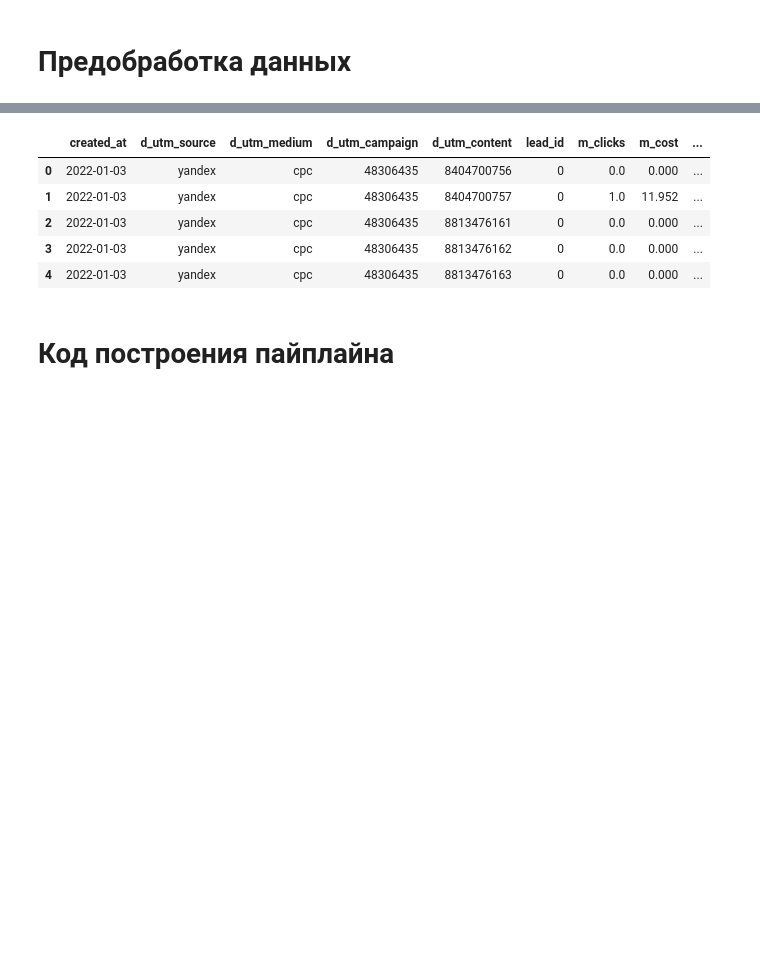
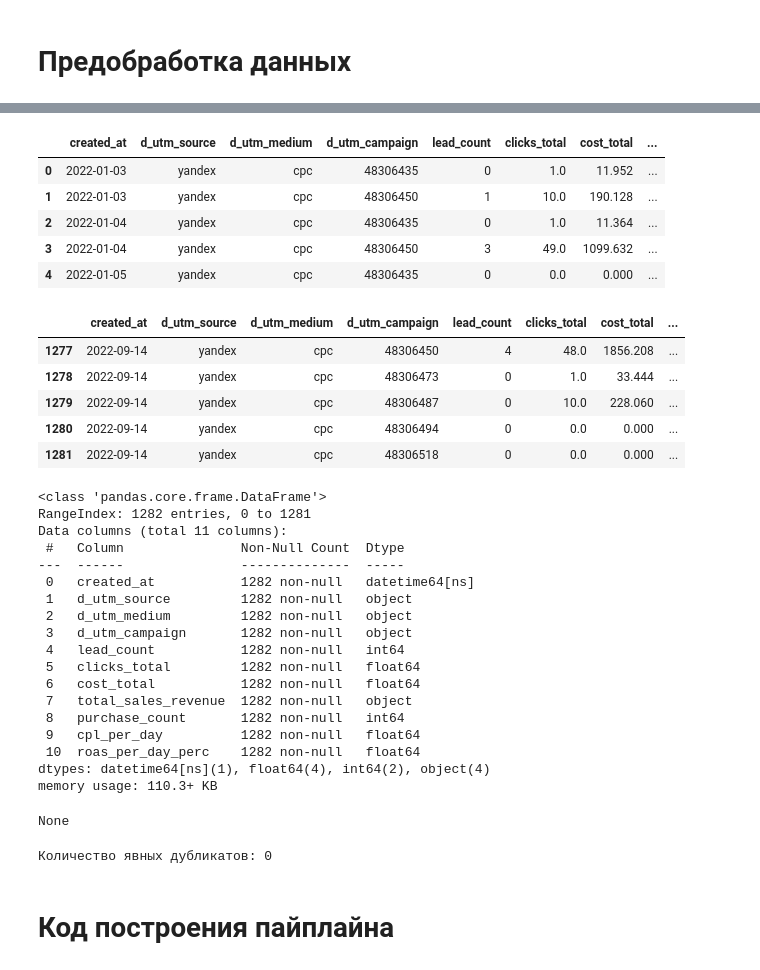
Before and after one commit to deniskriukov/xO_Services_test_task, a Jupyter notebook: xO_Services_test_task.ipynb, the cells around one changed output, grey strips where cells are left out. Saved outputs shown, nothing was run; the diff lists cells and outputs as text; code cells hidden in the pictures; blank space fills up the shorter version.

```diff
--- a/xO_Services_test_task.ipynb
+++ b/xO_Services_test_task.ipynb
@@ -246,8 +440,13 @@ None
+# %%
+merge_full = pd.concat([ads_without_leads, ads_leads, leads_purchases_nearest]).reset_index(drop=True)
 # %%
 # сделаем сводную таблицу с агрегирующими функциями
-final = (
-    pd.pivot_table(merge_ad_lead_client,
-                   index=KEYS,
+final_data = (
+    pd.pivot_table(merge_full,
+                   index=['created_at',
+                          'd_utm_source',
+                          'd_utm_medium',
+                          'd_utm_campaign'],
                    values=['m_clicks',
                            'm_cost',
                            'lead_id',
@@ -260,3 +459,12 @@ final = (
                             'm_purchase_amount': 'sum'})
     .reset_index()
 )
+
+# изменим названия столбцов в соответствии со значениями
+final_data = final_data.rename(columns={
+    'm_clicks': 'clicks_total',
+    'm_cost': 'cost_total',
+    'lead_id': 'lead_count',
+    'purchase_id': 'purchase_count',
+    'm_purchase_amount': 'total_sales_revenue'
+})
@@ -269,9 +470,0 @@ final = final.fillna(0)
-# %%
-final.head()
-# %% [output]
-|  | created_at | d_utm_source | d_utm_medium | d_utm_campaign | d_utm_content | lead_id | m_clicks | m_cost | ... |
-| 0 | 2022-01-03 | yandex | cpc | 48306435 | 8404700756 | 0 | 0.0 | 0.000 | ... |
-| 1 | 2022-01-03 | yandex | cpc | 48306435 | 8404700757 | 0 | 1.0 | 11.952 | ... |
-| 2 | 2022-01-03 | yandex | cpc | 48306435 | 8813476161 | 0 | 0.0 | 0.000 | ... |
-| 3 | 2022-01-03 | yandex | cpc | 48306435 | 8813476162 | 0 | 0.0 | 0.000 | ... |
-| 4 | 2022-01-03 | yandex | cpc | 48306435 | 8813476163 | 0 | 0.0 | 0.000 | ... |
@@ -287 +471,51 @@ final = final.rename(columns={
+# %%
+# посчитаем метрики CPL и ROAS
+for row in final_data.index:
+
+    if final_data.loc[row, 'lead_count'] == 0:
+        final_data.loc[row, 'cpl_per_day'] = 0
+    else:
+        final_data.loc[row, 'cpl_per_day'] = \
+        final_data.loc[row, 'cost_total'] / final_data.loc[row, 'lead_count']
+
+    if final_data.loc[row, 'cost_total'] == 0:
+        final_data.loc[row, 'roas_per_day_perc'] = 0
+    else:
+        final_data.loc[row, 'roas_per_day_perc'] = \
+        (final_data.loc[row, 'total_sales_revenue'] / final_data.loc[row, 'cost_total']) * 100
+
+show_review(final_data)
+# %% [output]
+|  | created_at | d_utm_source | d_utm_medium | d_utm_campaign | lead_count | clicks_total | cost_total | ... |
+| 0 | 2022-01-03 | yandex | cpc | 48306435 | 0 | 1.0 | 11.952 | ... |
+| 1 | 2022-01-03 | yandex | cpc | 48306450 | 1 | 10.0 | 190.128 | ... |
+| 2 | 2022-01-04 | yandex | cpc | 48306435 | 0 | 1.0 | 11.364 | ... |
+| 3 | 2022-01-04 | yandex | cpc | 48306450 | 3 | 49.0 | 1099.632 | ... |
+| 4 | 2022-01-05 | yandex | cpc | 48306435 | 0 | 0.0 | 0.000 | ... |
+|  | created_at | d_utm_source | d_utm_medium | d_utm_campaign | lead_count | clicks_total | cost_total | ... |
+| 1277 | 2022-09-14 | yandex | cpc | 48306450 | 4 | 48.0 | 1856.208 | ... |
+| 1278 | 2022-09-14 | yandex | cpc | 48306473 | 0 | 1.0 | 33.444 | ... |
+| 1279 | 2022-09-14 | yandex | cpc | 48306487 | 0 | 10.0 | 228.060 | ... |
+| 1280 | 2022-09-14 | yandex | cpc | 48306494 | 0 | 0.0 | 0.000 | ... |
+| 1281 | 2022-09-14 | yandex | cpc | 48306518 | 0 | 0.0 | 0.000 | ... |
+<class 'pandas.core.frame.DataFrame'>
+RangeIndex: 1282 entries, 0 to 1281
+Data columns (total 11 columns):
+ #   Column               Non-Null Count  Dtype
+---  ------               --------------  -----
+ 0   created_at           1282 non-null   datetime64[ns]
+ 1   d_utm_source         1282 non-null   object
+ 2   d_utm_medium         1282 non-null   object
+ 3   d_utm_campaign       1282 non-null   object
+ 4   lead_count           1282 non-null   int64
+ 5   clicks_total         1282 non-null   float64
+ 6   cost_total           1282 non-null   float64
+ 7   total_sales_revenue  1282 non-null   object
+ 8   purchase_count       1282 non-null   int64
+ 9   cpl_per_day          1282 non-null   float64
+ 10  roas_per_day_perc    1282 non-null   float64
+dtypes: datetime64[ns](1), float64(4), int64(2), object(4)
+memory usage: 110.3+ KB
+None
+Количество явных дубликатов: 0
 # %%
```
Also changed, not shown: parts of 23 cells of this notebook, 4 other files.
